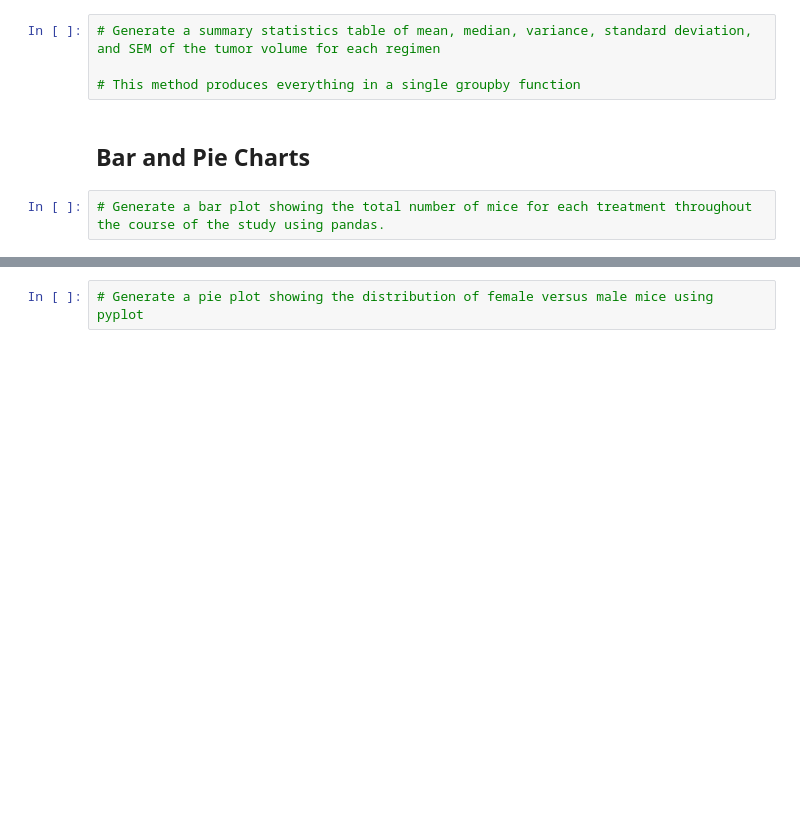
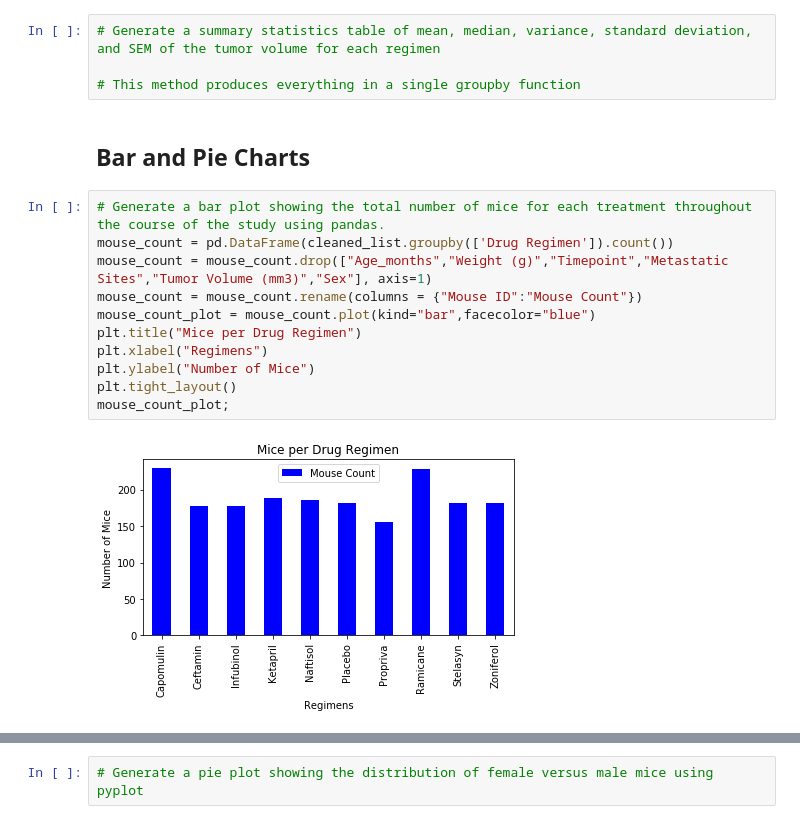
Before and after one commit to JDICKENSON91/Matplotlib_challenge, a Jupyter notebook: pymaceuticals.ipynb, the cells around one changed output, grey strips where cells are left out. Drawn from its saved outputs; the diff is of its cells as text; blank space fills up the shorter version.

Commit message:
Created Bar Charts, started Pies

```diff
--- a/pymaceuticals.ipynb
+++ b/pymaceuticals.ipynb
@@ -90,7 +132,18 @@ cleaned_list["Mouse ID"].count()
 # This method produces everything in a single groupby function
 # %% [markdown]
 ## Bar and Pie Charts
-# %%
-# Generate a bar plot showing the total number of mice for each treatment throughout the course of the study using pandas.
+# %%
+# Generate a bar plot showing the total number of mice for each treatment throughout the course of the study using pandas.
+mouse_count = pd.DataFrame(cleaned_list.groupby(['Drug Regimen']).count())
+mouse_count = mouse_count.drop(["Age_months","Weight (g)","Timepoint","Metastatic Sites","Tumor Volume (mm3)","Sex"], axis=1)
+mouse_count = mouse_count.rename(columns = {"Mouse ID":"Mouse Count"})
+mouse_count_plot = mouse_count.plot(kind="bar",facecolor="blue")
+plt.title("Mice per Drug Regimen")
+plt.xlabel("Regimens")
+plt.ylabel("Number of Mice")
+plt.tight_layout()
+mouse_count_plot;
+# %% [output]
+[figure, added]
 # %%
 # Generate a bar plot showing the total number of mice for each treatment throughout the course of the study using pyplot.
```
Also changed, not shown: parts of 6 cells of this notebook.
